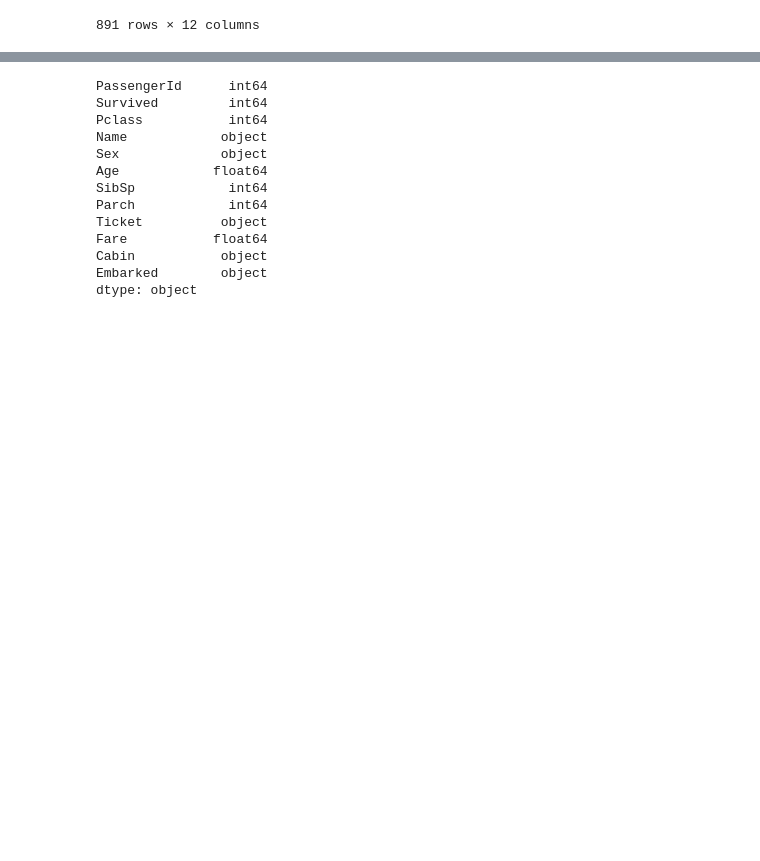
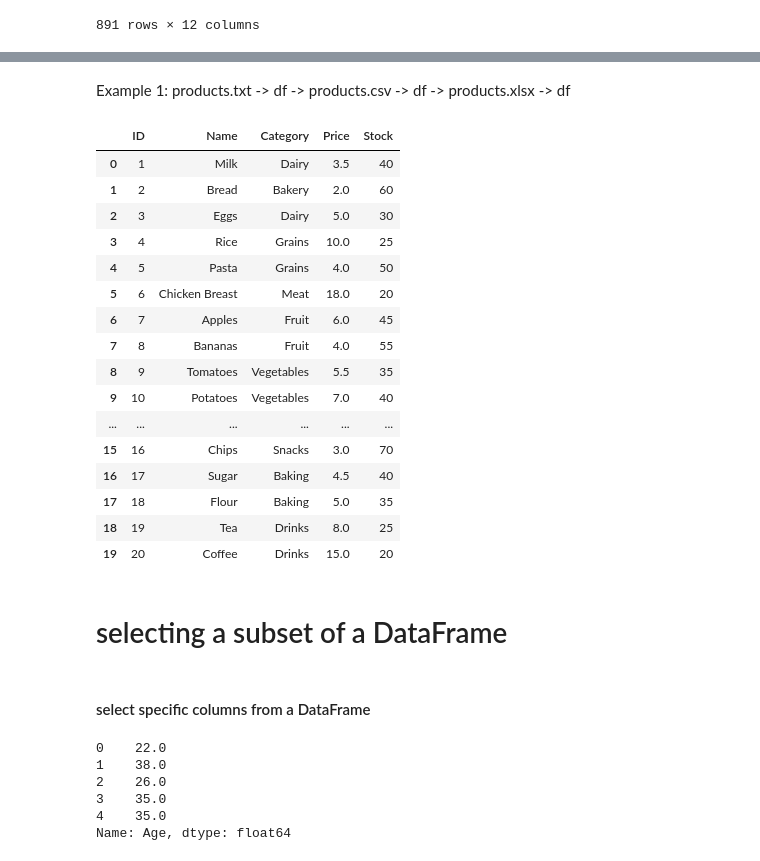
Before and after one commit to AmmarASalem/testing_pandas, a Jupyter notebook: testing.ipynb, the cells around one changed output, grey strips where cells are left out. Drawn from its saved outputs; the diff is of its cells as text; code cells hidden in the pictures; blank space fills up the shorter version.

Commit message:
added reading, writing, and converting .xlsx, .csv, and .txt

```diff
--- a/testing.ipynb
+++ b/testing.ipynb
@@ -128,16 +117,4 @@ titanic.head(10)
 # %%
-titanic.dtypes
+# converting titanic.csv to titanic.xlsx
+titanic = pd.read_csv("data/titanic.csv")
+titanic.to_excel("data/titanic.xlsx", index=False)
-# %% [output]
-PassengerId      int64
-Survived         int64
-Pclass           int64
-Name            object
-Sex             object
-Age            float64
-SibSp            int64
-Parch            int64
-Ticket          object
-Fare           float64
-Cabin           object
-Embarked        object
-dtype: object
@@ -143,0 +125,2 @@ dtype: object
+# %% [markdown]
+Example 1: products.txt -> df -> products.csv -> df -> products.xlsx -> df
@@ -143,0 +135,37 @@ dtype: object
+# %%
+# reading products.xlsx
+products = pd.read_excel("data/products.xlsx")
+products
+# %% [output]
+|  | ID | Name | Category | Price | Stock |
+| 0 | 1 | Milk | Dairy | 3.5 | 40 |
+| 1 | 2 | Bread | Bakery | 2.0 | 60 |
+| 2 | 3 | Eggs | Dairy | 5.0 | 30 |
+| 3 | 4 | Rice | Grains | 10.0 | 25 |
+| 4 | 5 | Pasta | Grains | 4.0 | 50 |
+| 5 | 6 | Chicken Breast | Meat | 18.0 | 20 |
+| 6 | 7 | Apples | Fruit | 6.0 | 45 |
+| 7 | 8 | Bananas | Fruit | 4.0 | 55 |
+| 8 | 9 | Tomatoes | Vegetables | 5.5 | 35 |
+| 9 | 10 | Potatoes | Vegetables | 7.0 | 40 |
+| ... | ... | ... | ... | ... | ... |
+| 15 | 16 | Chips | Snacks | 3.0 | 70 |
+| 16 | 17 | Sugar | Baking | 4.5 | 40 |
+| 17 | 18 | Flour | Baking | 5.0 | 35 |
+| 18 | 19 | Tea | Drinks | 8.0 | 25 |
+| 19 | 20 | Coffee | Drinks | 15.0 | 20 |
+# %% [markdown]
+# selecting a subset of a DataFrame
+# %% [markdown]
+#### select specific columns from a DataFrame
+# %%
+# age of the titanic passengers
+ages = titanic["Age"]
+ages.head()
+# %% [output]
+0    22.0
+1    38.0
+2    26.0
+3    35.0
+4    35.0
+Name: Age, dtype: float64
```
Also changed, not shown: parts of 12 cells of this notebook, 5 other files.
